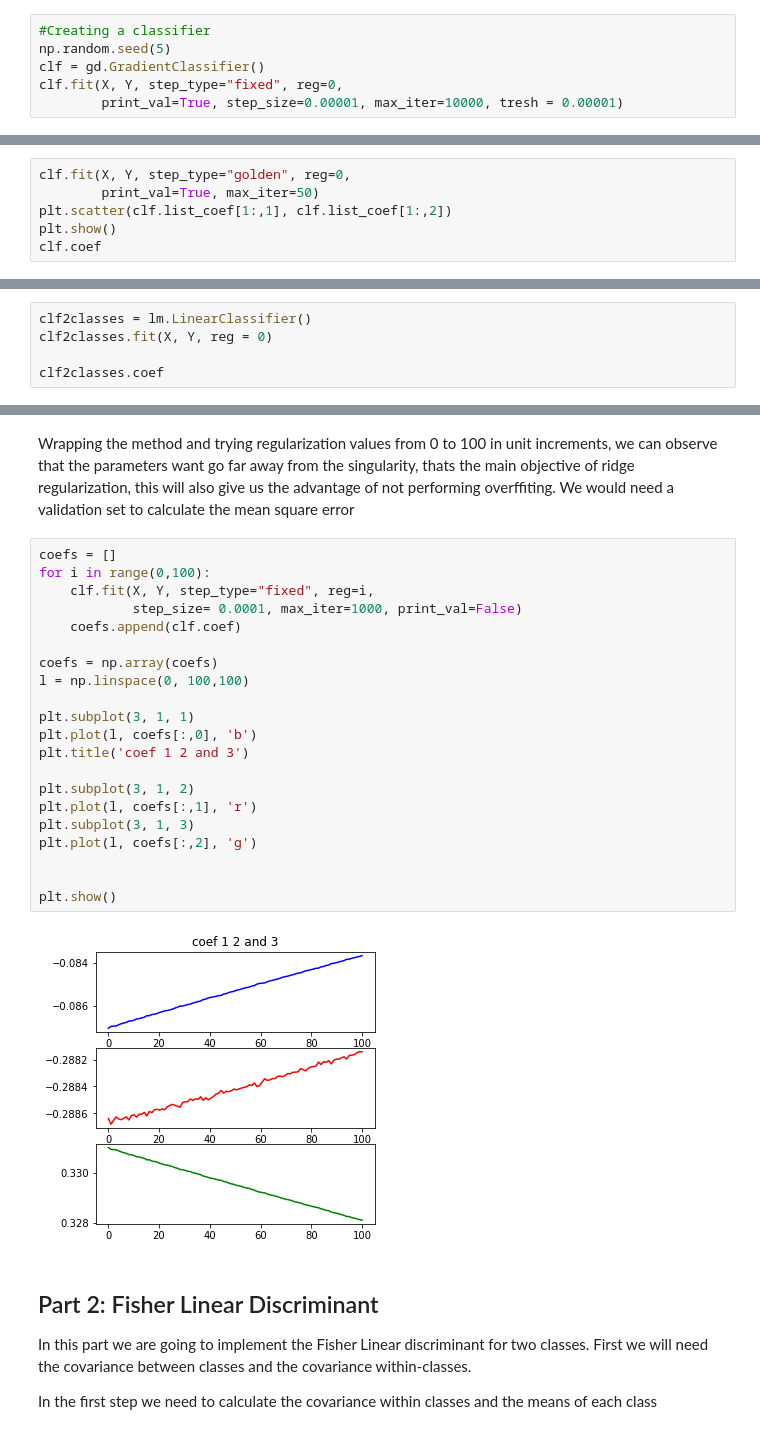
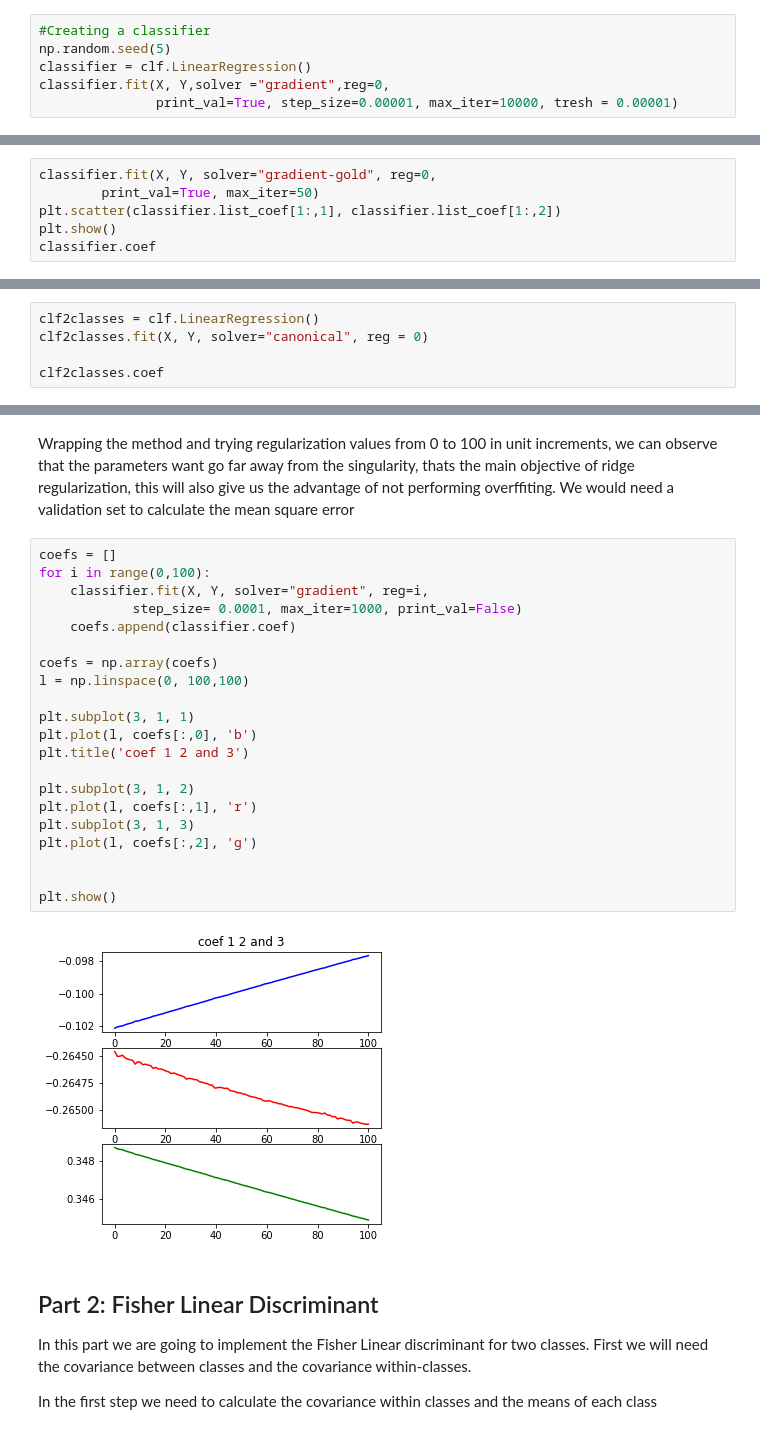
Before and after one commit to joseluisvaz/machine_learning_itesm, a Jupyter notebook: Machine Learning - Homework 2.ipynb, the cells around one changed output, grey strips where cells are left out. Cells and saved outputs as stored; diff of their text form.

Commit message:
Refactor of homework 2, to work with the new classifier class

```diff
--- a/Machine Learning - Homework 2.ipynb
+++ b/Machine Learning - Homework 2.ipynb
@@ -40,7 +39,7 @@ Here we are going to use gradient descent for the solution
 # %%
 #Creating a classifier
 np.random.seed(5)
-clf = gd.GradientClassifier()
-clf.fit(X, Y, step_type="fixed", reg=0,
-        print_val=True, step_size=0.00001, max_iter=10000, tresh = 0.00001)
+classifier = clf.LinearRegression()
+classifier.fit(X, Y,solver ="gradient",reg=0,
+               print_val=True, step_size=0.00001, max_iter=10000, tresh = 0.00001)
 # %% [output]
@@ -60,9 +59,9 @@ array([[-0.08738822],
 # %% [markdown]
 A search for the steepest  descent was implemented and it improves vastly the convergence speed
 # %%
-clf.fit(X, Y, step_type="golden", reg=0,
+classifier.fit(X, Y, solver="gradient-gold", reg=0,
         print_val=True, max_iter=50)
-plt.scatter(clf.list_coef[1:,1], clf.list_coef[1:,2])
+plt.scatter(classifier.list_coef[1:,1], classifier.list_coef[1:,2])
 plt.show()
-clf.coef
+classifier.coef
 # %% [output]
@@ -74,8 +73,8 @@ array([[-0.08702124],
 # %% [markdown]
 The theta values are the same as the cannonical solutions
 # %%
-clf2classes = lm.LinearClassifier()
-clf2classes.fit(X, Y, reg = 0)
+clf2classes = clf.LinearRegression()
+clf2classes.fit(X, Y, solver="canonical", reg = 0)
 
 clf2classes.coef
 # %% [output]
@@ -87,26 +86,26 @@ Wrapping the method and  trying regularization values from 0 to 100 in unit incr
 # %%
 coefs = []
 for i in range(0,100):
-    clf.fit(X, Y, step_type="fixed", reg=i,
+    classifier.fit(X, Y, solver="gradient", reg=i,
             step_size= 0.0001, max_iter=1000, print_val=False)
-    coefs.append(clf.coef)
+    coefs.append(classifier.coef)
 
 coefs = np.array(coefs)
 l = np.linspace(0, 100,100)
 
 plt.subplot(3, 1, 1)
 plt.plot(l, coefs[:,0], 'b')
 plt.title('coef 1 2 and 3')
 
 plt.subplot(3, 1, 2)
 plt.plot(l, coefs[:,1], 'r')
 plt.subplot(3, 1, 3)
 plt.plot(l, coefs[:,2], 'g')
 
 
 plt.show()
 # %% [output]
-[figure, old version]
+[figure, new version]
 # %% [markdown]
 ## Part 2: Fisher Linear Discriminant
 
```
Also changed, not shown: parts of 8 cells of this notebook.
